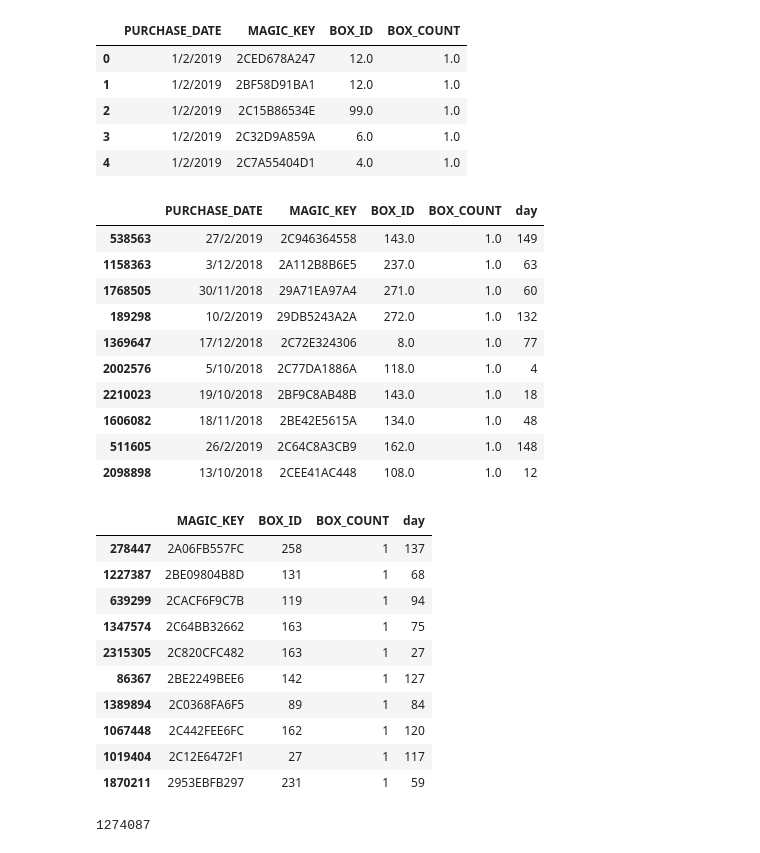
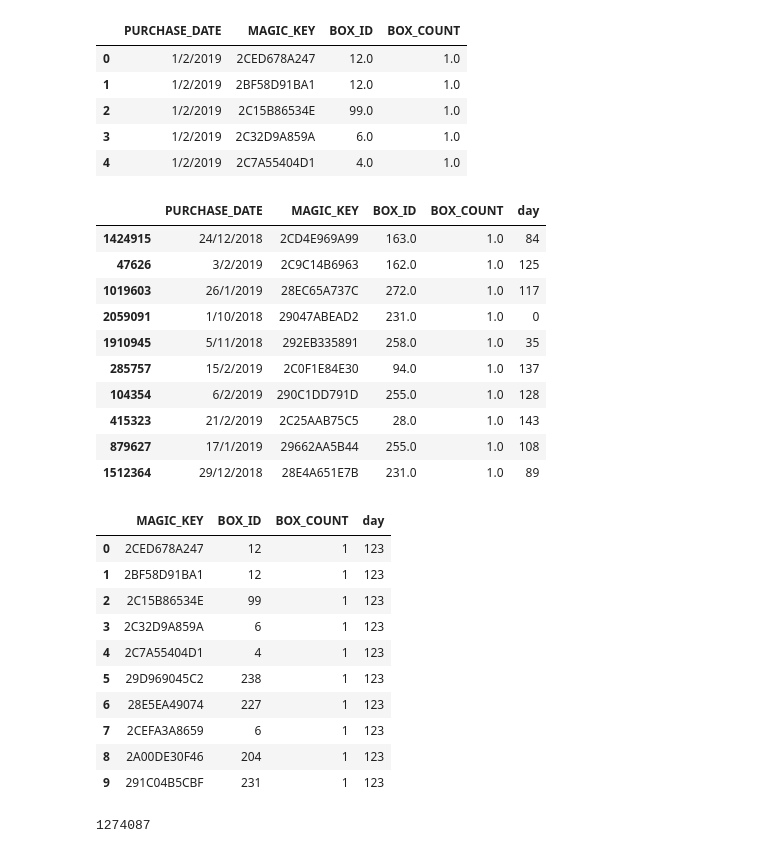
Before and after one commit to BRAINIAC2677/Robi-Datathon-3.0, a Jupyter notebook: codes/problem-3.ipynb, the cells around one changed output. Saved outputs shown, nothing was run; the diff lists cells and outputs as text; code cells hidden in the pictures.

```diff
--- a/codes/problem-3.ipynb
+++ b/codes/problem-3.ipynb
@@ -14,6 +9,8 @@ please provide us feedback at https://github.com/pandas-dev/pandas/issues/54466
 # %%
-purchase_df = pd.read_csv('../data/purchase.csv')
-boxes_df = pd.read_csv('../data/boxes.csv')
+
+
+purchase_df = pd.read_csv('/kaggle/input/robi-datathon-30-qualifier-problem-3/purchase.csv')
+boxes_df = pd.read_csv('/kaggle/input/robi-datathon-30-qualifier-problem-3/boxes.csv')
 # %%
 purchase_df.head()
 # %% [output]
@@ -30,16 +27,16 @@ purchase_df['day'] = purchase_df['PURCHASE_DATE'].apply(lambda x: (datetime.date
 purchase_df.sample(10)
 # %% [output]
 |  | PURCHASE_DATE | MAGIC_KEY | BOX_ID | BOX_COUNT | day |
-| 538563 | 27/2/2019 | 2C946364558 | 143.0 | 1.0 | 149 |
-| 1158363 | 3/12/2018 | 2A112B8B6E5 | 237.0 | 1.0 | 63 |
-| 1768505 | 30/11/2018 | 29A71EA97A4 | 271.0 | 1.0 | 60 |
-| 189298 | 10/2/2019 | 29DB5243A2A | 272.0 | 1.0 | 132 |
-| 1369647 | 17/12/2018 | 2C72E324306 | 8.0 | 1.0 | 77 |
-| 2002576 | 5/10/2018 | 2C77DA1886A | 118.0 | 1.0 | 4 |
-| 2210023 | 19/10/2018 | 2BF9C8AB48B | 143.0 | 1.0 | 18 |
-| 1606082 | 18/11/2018 | 2BE42E5615A | 134.0 | 1.0 | 48 |
-| 511605 | 26/2/2019 | 2C64C8A3CB9 | 162.0 | 1.0 | 148 |
-| 2098898 | 13/10/2018 | 2CEE41AC448 | 108.0 | 1.0 | 12 |
+| 1424915 | 24/12/2018 | 2CD4E969A99 | 163.0 | 1.0 | 84 |
+| 47626 | 3/2/2019 | 2C9C14B6963 | 162.0 | 1.0 | 125 |
+| 1019603 | 26/1/2019 | 28EC65A737C | 272.0 | 1.0 | 117 |
+| 2059091 | 1/10/2018 | 29047ABEAD2 | 231.0 | 1.0 | 0 |
+| 1910945 | 5/11/2018 | 292EB335891 | 258.0 | 1.0 | 35 |
+| 285757 | 15/2/2019 | 2C0F1E84E30 | 94.0 | 1.0 | 137 |
+| 104354 | 6/2/2019 | 290C1DD791D | 255.0 | 1.0 | 128 |
+| 415323 | 21/2/2019 | 2C25AAB75C5 | 28.0 | 1.0 | 143 |
+| 879627 | 17/1/2019 | 29662AA5B44 | 255.0 | 1.0 | 108 |
+| 1512364 | 29/12/2018 | 28E4A651E7B | 231.0 | 1.0 | 89 |
 # %%
 purchase_df.drop(['PURCHASE_DATE'], axis=1, inplace=True)
 # %%
@@ -52,19 +49,19 @@ purchase_df.drop(purchase_df[purchase_df['BOX_COUNT'] < 0].index, inplace=True)
 purchase_df['BOX_COUNT'] = purchase_df['BOX_COUNT'].astype(int)
 purchase_df['BOX_ID'] = purchase_df['BOX_ID'].astype(int)
 # %%
-purchase_df.sample(10)
+purchase_df.head(10)
 # %% [output]
 |  | MAGIC_KEY | BOX_ID | BOX_COUNT | day |
-| 278447 | 2A06FB557FC | 258 | 1 | 137 |
-| 1227387 | 2BE09804B8D | 131 | 1 | 68 |
-| 639299 | 2CACF6F9C7B | 119 | 1 | 94 |
-| 1347574 | 2C64BB32662 | 163 | 1 | 75 |
-| 2315305 | 2C820CFC482 | 163 | 1 | 27 |
-| 86367 | 2BE2249BEE6 | 142 | 1 | 127 |
-| 1389894 | 2C0368FA6F5 | 89 | 1 | 84 |
-| 1067448 | 2C442FEE6FC | 162 | 1 | 120 |
-| 1019404 | 2C12E6472F1 | 27 | 1 | 117 |
-| 1870211 | 2953EBFB297 | 231 | 1 | 59 |
+| 0 | 2CED678A247 | 12 | 1 | 123 |
+| 1 | 2BF58D91BA1 | 12 | 1 | 123 |
+| 2 | 2C15B86534E | 99 | 1 | 123 |
+| 3 | 2C32D9A859A | 6 | 1 | 123 |
+| 4 | 2C7A55404D1 | 4 | 1 | 123 |
+| 5 | 29D969045C2 | 238 | 1 | 123 |
+| 6 | 28E5EA49074 | 227 | 1 | 123 |
+| 7 | 2CEFA3A8659 | 6 | 1 | 123 |
+| 8 | 2A00DE30F46 | 204 | 1 | 123 |
+| 9 | 291C04B5CBF | 231 | 1 | 123 |
 # %%
 len(purchase_df['MAGIC_KEY'].unique())
 # %% [output]
```
Also changed, not shown: parts of 14 cells of this notebook, 3 other files.
